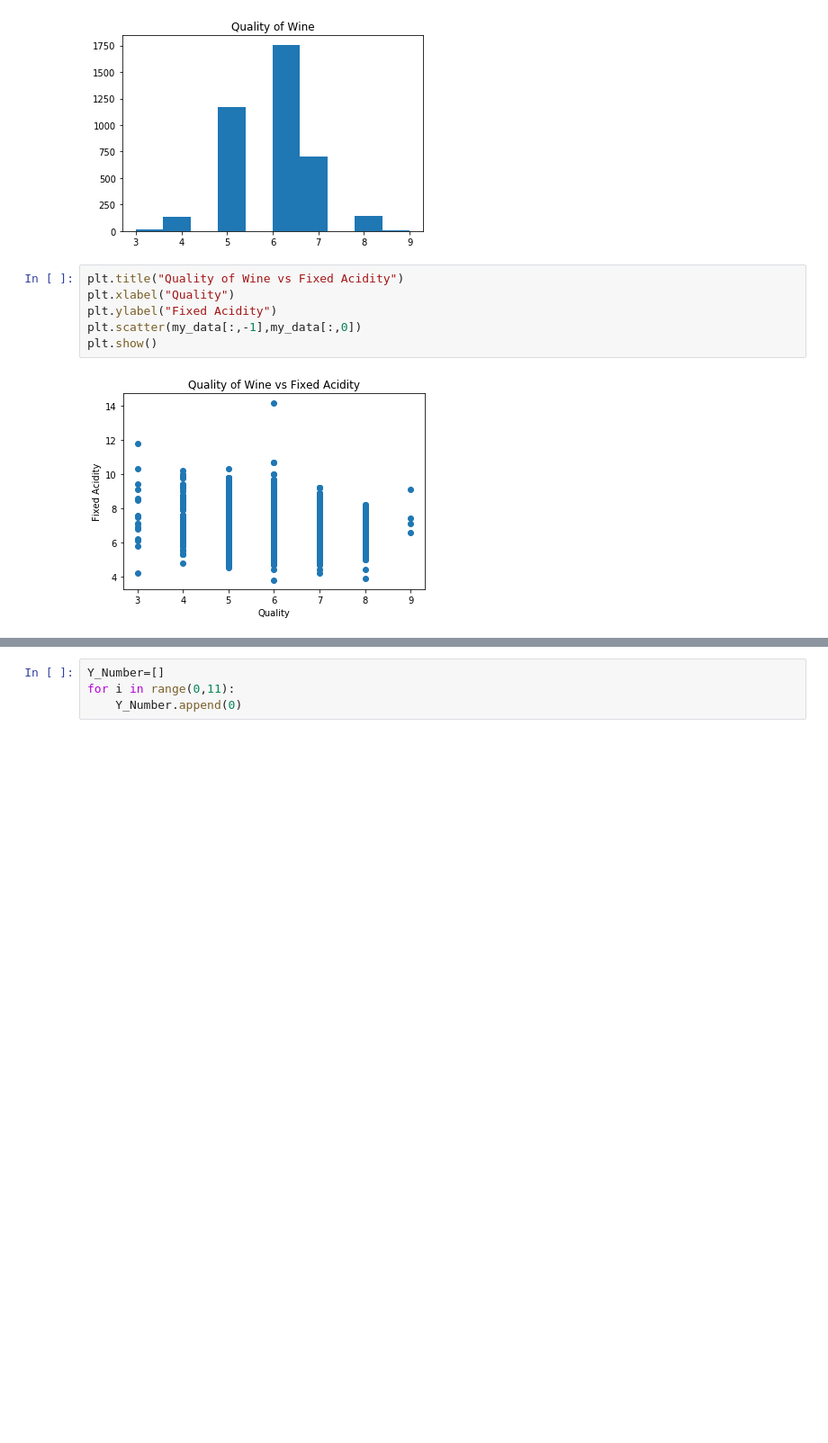
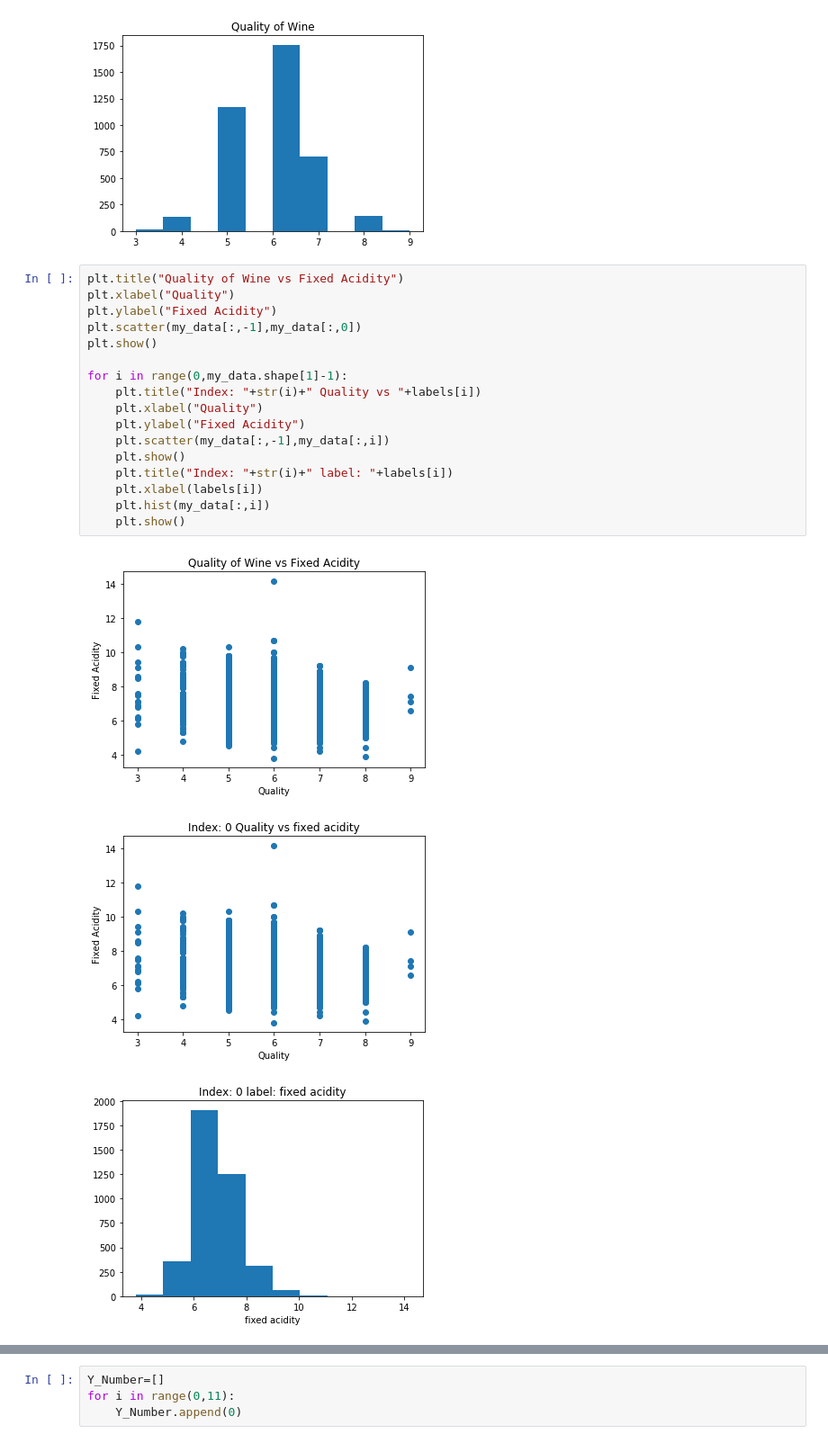
Before and after one commit to scifi6546/cs480-ml, a Jupyter notebook: 0/Assignment 1 DTS.ipynb, the cells around one changed output, grey strips where cells are left out. Shown at 90% size. Drawn from its saved outputs; the diff is of its cells as text; blank space fills up the shorter version.

Commit message:
got normalish data

```diff
--- a/0/Assignment 1 DTS.ipynb
+++ b/0/Assignment 1 DTS.ipynb
@@ -186,8 +186,21 @@ plt.show()
 # %%
 plt.title("Quality of Wine vs Fixed Acidity")
 plt.xlabel("Quality")
 plt.ylabel("Fixed Acidity")
 plt.scatter(my_data[:,-1],my_data[:,0])
 plt.show()
+
+for i in range(0,my_data.shape[1]-1):
+    plt.title("Index: "+str(i)+" Quality vs "+labels[i])
+    plt.xlabel("Quality")
+    plt.ylabel("Fixed Acidity")
+    plt.scatter(my_data[:,-1],my_data[:,i])
+    plt.show()
+    plt.title("Index: "+str(i)+" label: "+labels[i])
+    plt.xlabel(labels[i])
+    plt.hist(my_data[:,i])
+    plt.show()
 # %% [output]
 [figure]
+[figure, added]
+[figure, added]
```
Also changed, not shown: parts of 5 cells of this notebook.
